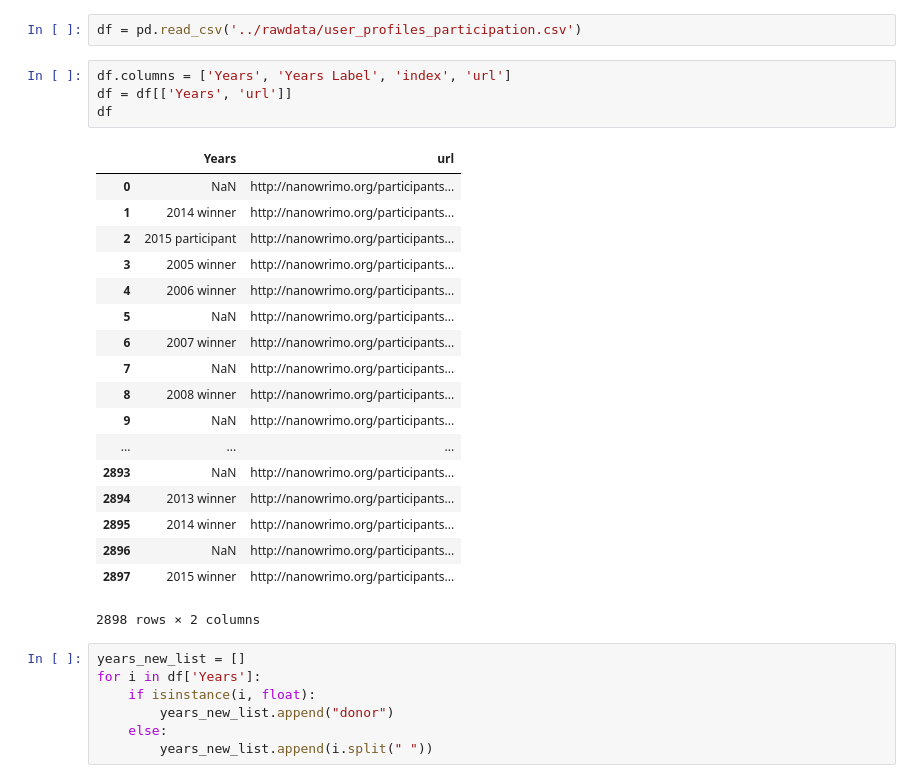
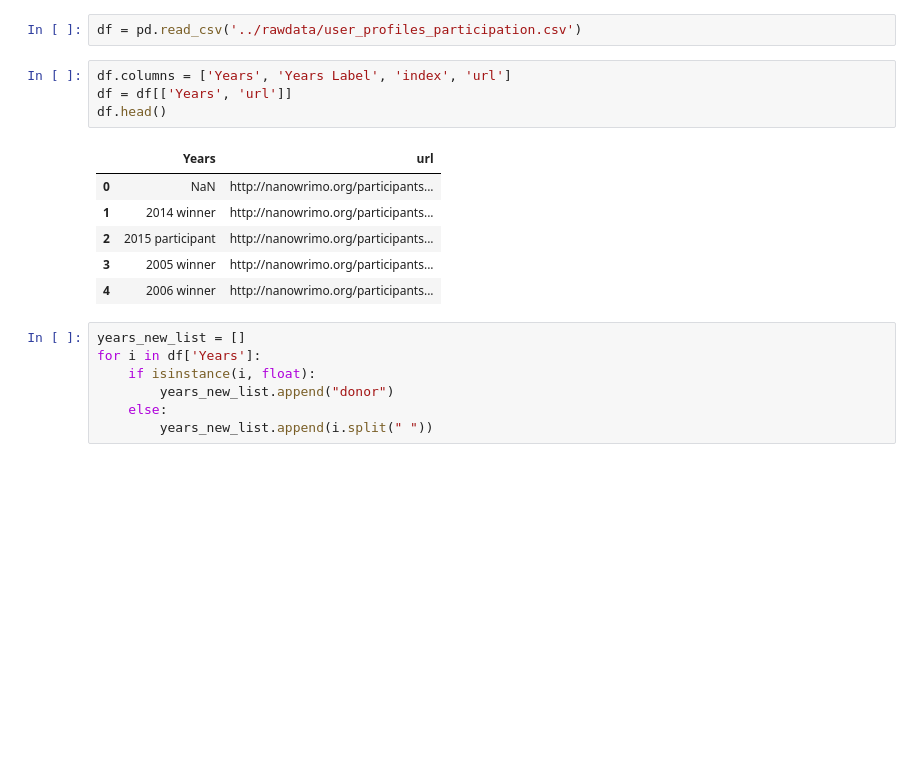
Before and after one commit to nicaless/nanowrimo_ga_project, a Jupyter notebook: clean/appendparticipationdata_negate2015.ipynb, the cells around one changed output. Saved outputs shown, nothing was run; the diff lists cells and outputs as text; blank space fills up the shorter version.

```diff
--- a/clean/appendparticipationdata_negate2015.ipynb
+++ b/clean/appendparticipationdata_negate2015.ipynb
@@ -7,26 +7,14 @@ df = pd.read_csv('../rawdata/user_profiles_participation.csv')
 # %%
 df.columns = ['Years', 'Years Label', 'index', 'url']
 df = df[['Years', 'url']]
-df
+df.head()
 # %% [output]
 |  | Years | url |
 | 0 | NaN | http://nanowrimo.org/participants... |
 | 1 | 2014 winner | http://nanowrimo.org/participants... |
 | 2 | 2015 participant | http://nanowrimo.org/participants... |
 | 3 | 2005 winner | http://nanowrimo.org/participants... |
 | 4 | 2006 winner | http://nanowrimo.org/participants... |
-| 5 | NaN | http://nanowrimo.org/participants... |
-| 6 | 2007 winner | http://nanowrimo.org/participants... |
-| 7 | NaN | http://nanowrimo.org/participants... |
-| 8 | 2008 winner | http://nanowrimo.org/participants... |
-| 9 | NaN | http://nanowrimo.org/participants... |
-| ... | ... | ... |
-| 2893 | NaN | http://nanowrimo.org/participants... |
-| 2894 | 2013 winner | http://nanowrimo.org/participants... |
-| 2895 | 2014 winner | http://nanowrimo.org/participants... |
-| 2896 | NaN | http://nanowrimo.org/participants... |
-| 2897 | 2015 winner | http://nanowrimo.org/participants... |
-2898 rows × 2 columns
 # %%
 years_new_list = []
 for i in df['Years']:
```
Also changed, not shown: parts of 9 cells of this notebook, 5 other files.
